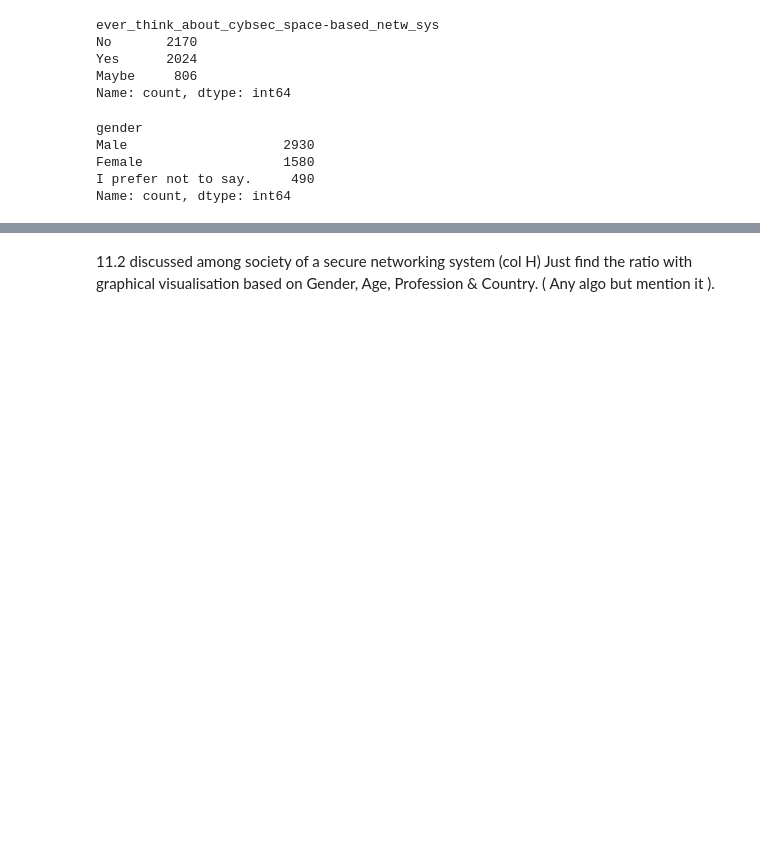
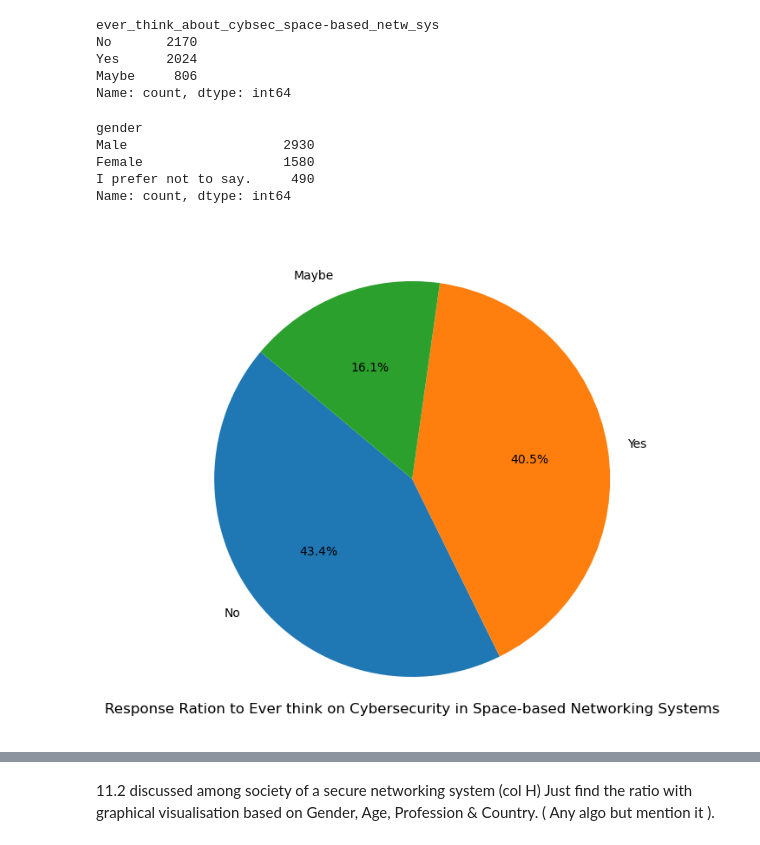
Before and after one commit to ihsanulcode/networking-systems-data-analysis, a Jupyter notebook: Notebook_2_Graphical_Visualization.ipynb, the cells around one changed output, grey strips where cells are left out. Drawn from its saved outputs; the diff is of its cells as text; code cells hidden in the pictures; blank space fills up the shorter version.

```diff
--- a/Notebook_2_Graphical_Visualization.ipynb
+++ b/Notebook_2_Graphical_Visualization.ipynb
@@ -68,6 +68,21 @@ Male                    2930
 Female                  1580
 I prefer not to say.     490
 Name: count, dtype: int64
+# %%
+# Calculate counts for each category
+response_counts = df["ever_think_about_cybsec_space-based_netw_sys"].value_counts()
+
+# Pie chart
+fig, ax = plt.subplots(figsize=(8, 6))
+ax.pie(response_counts, labels=response_counts.index, autopct='%1.1f%%', startangle=140)
+# plt.title("Ratio of Responses to Ever think on Cybersecurity in Space-based Networking Systems")
+# Adding the title at the bottom
+fig.text(0.5, 0.05, "Response Ration to Ever think on Cybersecurity in Space-based Networking Systems", ha='center', fontsize=12)
+# Save the figure
+save_fig("pie_chart_responses", subfolder="11.1")
+plt.show()
+# %% [output]
+[figure, added]
 # %%
 # by gender
 plt.figure(figsize=(10, 6))
```
Also changed, not shown: parts of 4 cells of this notebook, 1 other file.
